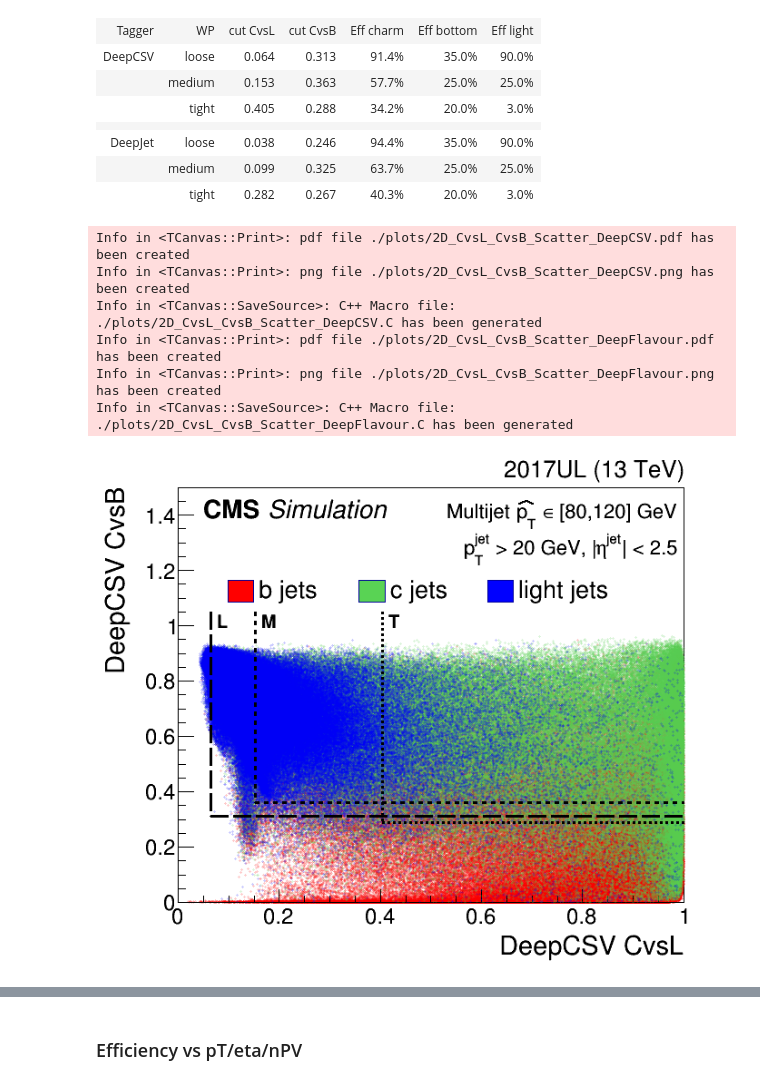
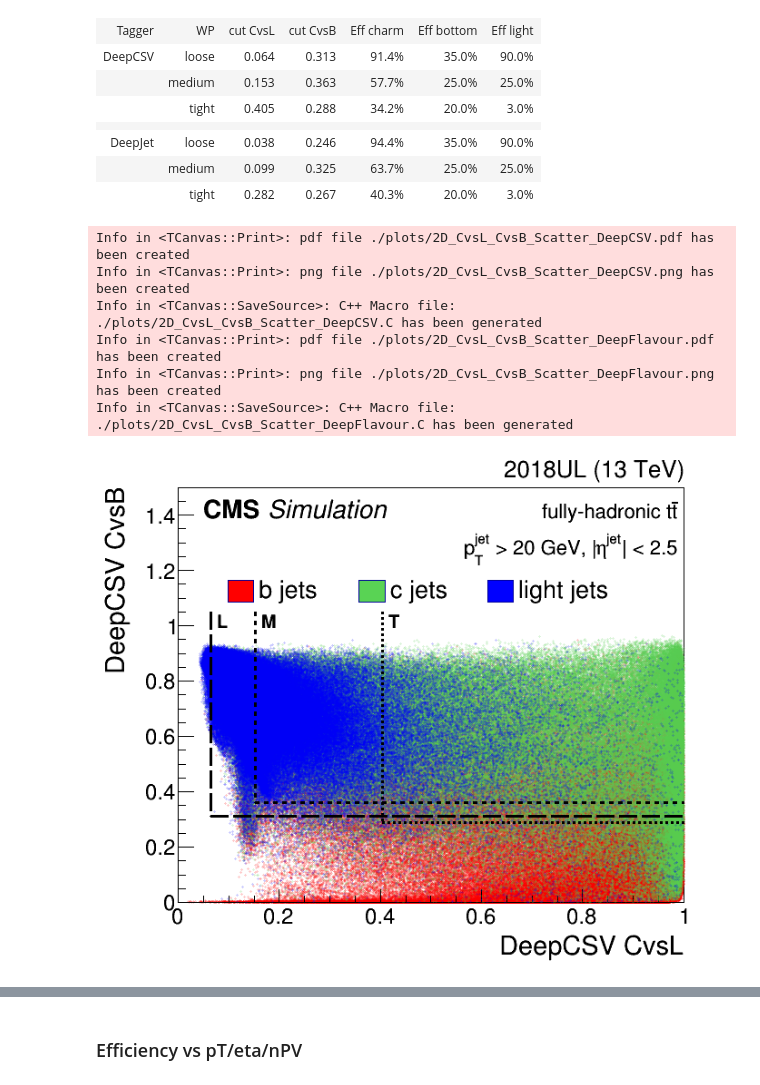
Before and after one commit to smoortga/CTaggerWorkingPoints, a Jupyter notebook: ctagger_workingpoint_derivation.ipynb, the cells around one changed output, grey strips where cells are left out. Drawn from its saved outputs; the diff is of its cells as text; code cells hidden in the pictures.

Commit message:
added options for label and sample and made it correct for UL18 fully hadronic ttbar

```diff
--- a/ctagger_workingpoint_derivation.ipynb
+++ b/ctagger_workingpoint_derivation.ipynb
@@ -21,9 +21,12 @@ Welcome to JupyROOT 6.14/09
 a = os.listdir("/eos/cms/store/group/phys_btag/performance/UL18/MC/TTToHadronic_TuneCP5_13TeV-powheg-pythia8_RunIISummer19UL18MiniAOD-106X_upgrade2018_realistic_v11_L1v1/hadronic/")
 #a
 # %%
+year_label = "2018UL"
+sample = "fully-hadronic t#bar{t}"
+
 min_pt = 20
 max_abs_eta = 2.5
-sample = "Multijet #hat{p_{T}} #in [80,120] GeV"
+
 
 nfiles = 10
 
@@ -385,32 +388,32 @@ for tagger in ["DeepCSV","DeepFlavour"]:
         lines_dict[tagger][wp+"_v"].SetLineStyle(borders[2])
         lines_dict[tagger][wp+"_v"].SetLineColor(1)
         lines_dict[tagger][wp+"_v"].SetLineWidth(3)
         lines_dict[tagger][wp+"_v"].DrawLine(borders[0],borders[1],borders[0],1.05)
         lines_dict[tagger][wp+"_txt"] = ROOT.TPaveText(borders[0]+0.01,1-0.05,borders[0]+0.05,1.03,"NB")
         lines_dict[tagger][wp+"_txt"].SetTextAlign(11)
         lines_dict[tagger][wp+"_txt"].AddText("#bf{"+wp+"}")
         lines_dict[tagger][wp+"_txt"].SetTextFont(43)
         lines_dict[tagger][wp+"_txt"].SetTextSize(22)
         lines_dict[tagger][wp+"_txt"].SetFillColor(0)
         lines_dict[tagger][wp+"_txt"].SetFillStyle(0)
         lines_dict[tagger][wp+"_txt"].SetBorderSize(0)
         lines_dict[tagger][wp+"_txt"].Draw("same")
 
-    latex_year.DrawLatexNDC(0.93,0.96,"2017UL (13 TeV)")
+    latex_year.DrawLatexNDC(0.93,0.96,year_label+" (13 TeV)")
     latex_cms.DrawLatexNDC(0.17,0.87,"#bf{CMS} #it{Simulation}")
     latex_topology.DrawLatexNDC(0.92,0.87,sample)
     latex_topology.DrawLatexNDC(0.92,0.80,"p_{T}^{jet} > %i GeV, |#eta^{jet}| < %.1f"%(min_pt,max_abs_eta))
 
 
     canvas_dict[tagger].Draw()
     canvas_dict[tagger].SaveAs("./plots/2D_CvsL_CvsB_Scatter_%s.pdf"%tagger)
     canvas_dict[tagger].SaveAs("./plots/2D_CvsL_CvsB_Scatter_%s.png"%tagger)
     canvas_dict[tagger].SaveAs("./plots/2D_CvsL_CvsB_Scatter_%s.C"%tagger)
 # %% [output]
 Info in <TCanvas::Print>: pdf file ./plots/2D_CvsL_CvsB_Scatter_DeepCSV.pdf has been created
 Info in <TCanvas::Print>: png file ./plots/2D_CvsL_CvsB_Scatter_DeepCSV.png has been created
 Info in <TCanvas::SaveSource>: C++ Macro file: ./plots/2D_CvsL_CvsB_Scatter_DeepCSV.C has been generated
 Info in <TCanvas::Print>: pdf file ./plots/2D_CvsL_CvsB_Scatter_DeepFlavour.pdf has been created
 Info in <TCanvas::Print>: png file ./plots/2D_CvsL_CvsB_Scatter_DeepFlavour.png has been created
 Info in <TCanvas::SaveSource>: C++ Macro file: ./plots/2D_CvsL_CvsB_Scatter_DeepFlavour.C has been generated
-[figure, old version]
+[figure, new version]
```
Also changed, not shown: parts of 2 cells of this notebook.
